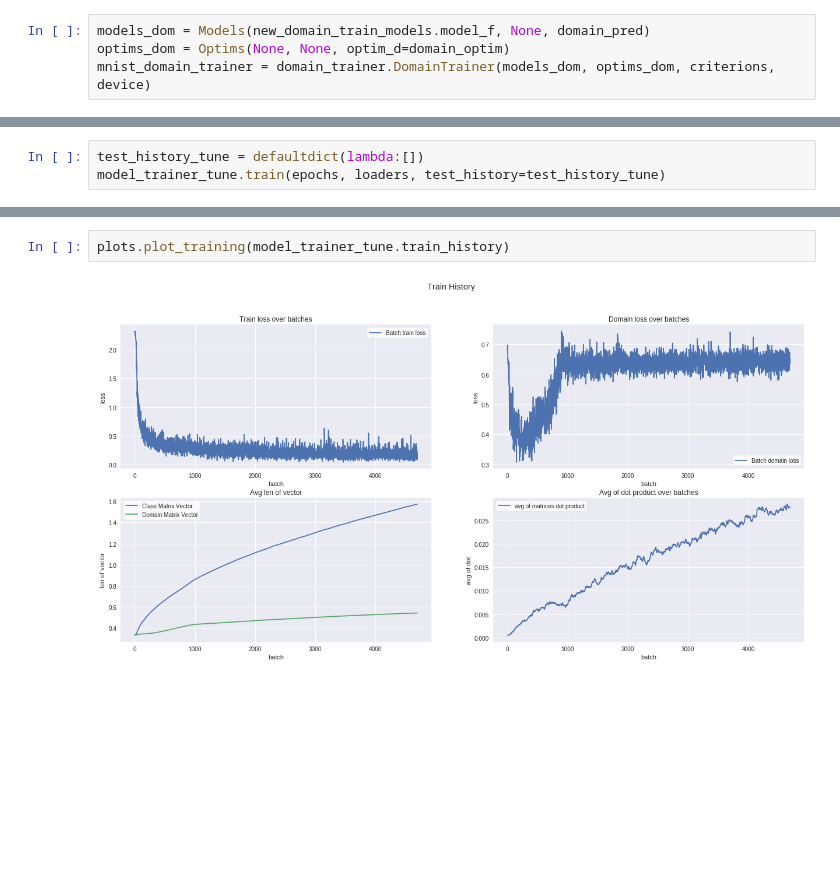
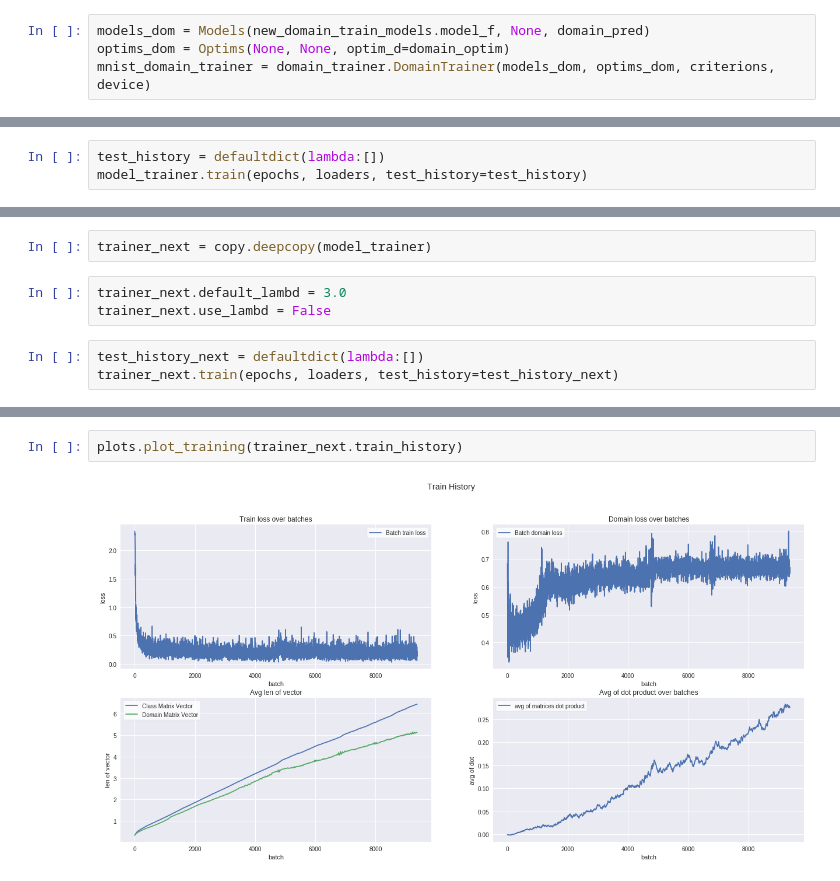
Before and after one commit to wiatrak2/BScThesis, a Jupyter notebook: mnist.ipynb, the cells around one changed output, grey strips where cells are left out. Cells and saved outputs as stored; diff of their text form; blank space fills up the shorter version.

Commit message:
Training continuation

```diff
--- a/mnist.ipynb
+++ b/mnist.ipynb
@@ -605,4 +605,4 @@ model_trainer_tune = trainer.Trainer(train_models_tune, optims_tune, criterions,
 # %%
-test_history_tune = defaultdict(lambda:[])
-model_trainer_tune.train(epochs, loaders, test_history=test_history_tune)
+test_history = defaultdict(lambda:[])
+model_trainer.train(epochs, loaders, test_history=test_history)
 # %% [output]
@@ -630,0 +626,8 @@ Test set: Average loss: 0.8126, Accuracy: 7700/10000 (77%)
+# %%
+trainer_next = copy.deepcopy(model_trainer)
+# %%
+trainer_next.default_lambd = 3.0
+trainer_next.use_lambd = False
+# %%
+test_history_next = defaultdict(lambda:[])
+trainer_next.train(epochs, loaders, test_history=test_history_next)
@@ -631,5 +675,5 @@ Test set: Average loss: 0.8126, Accuracy: 7700/10000 (77%)
 # %%
-plots.plot_training(model_trainer_tune.train_history)
+plots.plot_training(trainer_next.train_history)
 # %% [output]
-[figure, old version]
+[figure, new version]
 # %%
```
Also changed, not shown: parts of 77 cells of this notebook.
